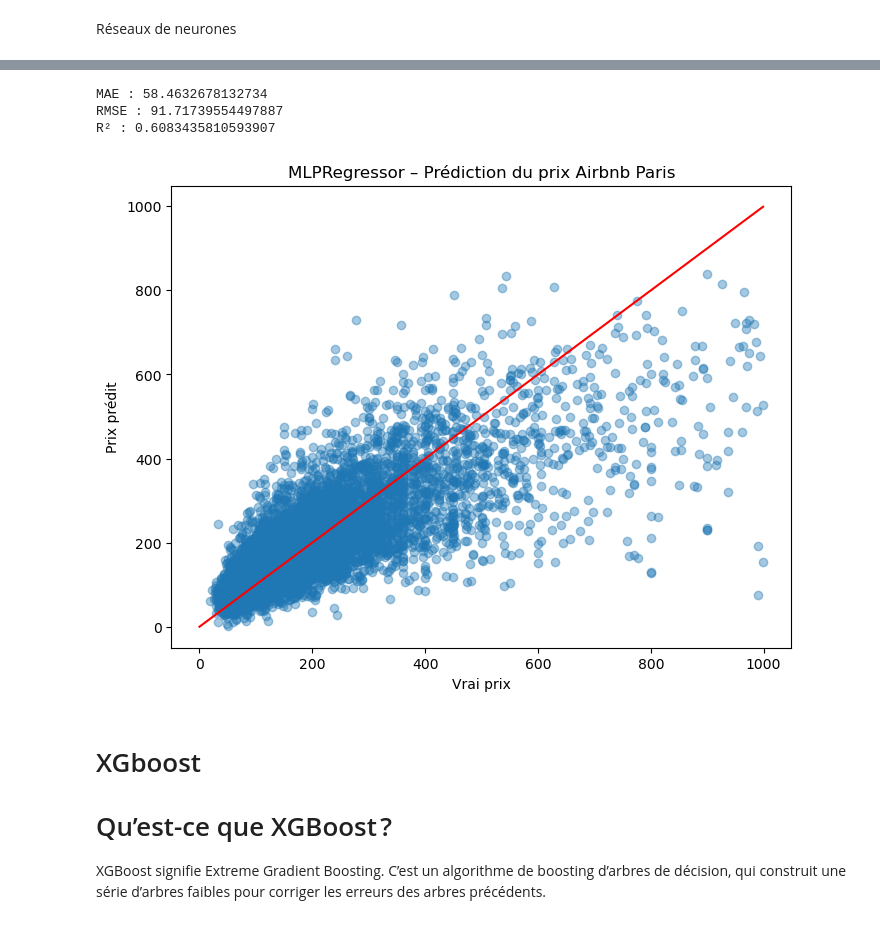
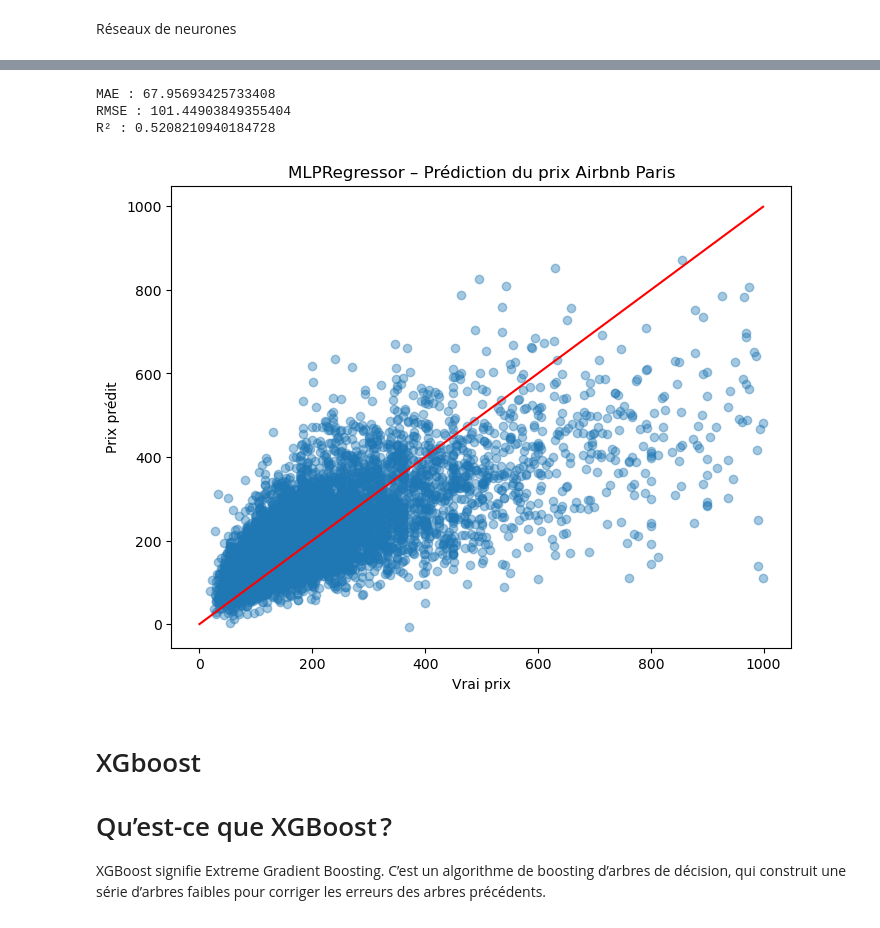
Before and after one commit to AlexandreRochaQ/projet_airbnb, a Jupyter notebook: airbnb.ipynb, the cells around one changed output, grey strips where cells are left out. Saved outputs shown, nothing was run; the diff lists cells and outputs as text; code cells hidden in the pictures.

```diff
--- a/airbnb.ipynb
+++ b/airbnb.ipynb
@@ -110,6 +110,5 @@ memory usage: 50.7+ MB
 # %%
 cols_X = [
-    "latitude", "longitude",
     "accommodates", "bedrooms", "beds",
     "minimum_nights", "number_of_reviews",
     "reviews_per_month", "review_scores_rating",
@@ -130,37 +129,37 @@ X_test_scaled = scaler.transform(X_test)
 
 mlp = MLPRegressor(
     hidden_layer_sizes=(64, 32),
     activation="relu",
     solver="adam",
     max_iter=500,
     random_state=42
 )
 
 mlp.fit(X_train_scaled, y_train)
 
 y_pred = mlp.predict(X_test_scaled)
 
 mae = mean_absolute_error(y_test, y_pred)
 mse = mean_squared_error(y_test, y_pred)
 rmse = np.sqrt(mse)
 r2 = r2_score(y_test, y_pred)
 
 print("MAE :", mae)
 print("RMSE :", rmse)
 print("R² :", r2)
 
 plt.figure(figsize=(8, 6))
 plt.scatter(y_test, y_pred, alpha=0.4)
 plt.xlabel("Vrai prix")
 plt.ylabel("Prix prédit")
 plt.title("MLPRegressor – Prédiction du prix Airbnb Paris")
 plt.plot([0, max(y_test)], [0, max(y_test)], color="red")
 plt.show()
 # %% [output]
-MAE : 58.4632678132734
-RMSE : 91.71739554497887
-R² : 0.6083435810593907
+MAE : 67.95693425733408
+RMSE : 101.44903849355404
+R² : 0.5208210940184728
-[figure, old version]
+[figure, new version]
 # %% [markdown]
 # XGboost
 
```
Also changed, not shown: parts of 3 cells of this notebook.
